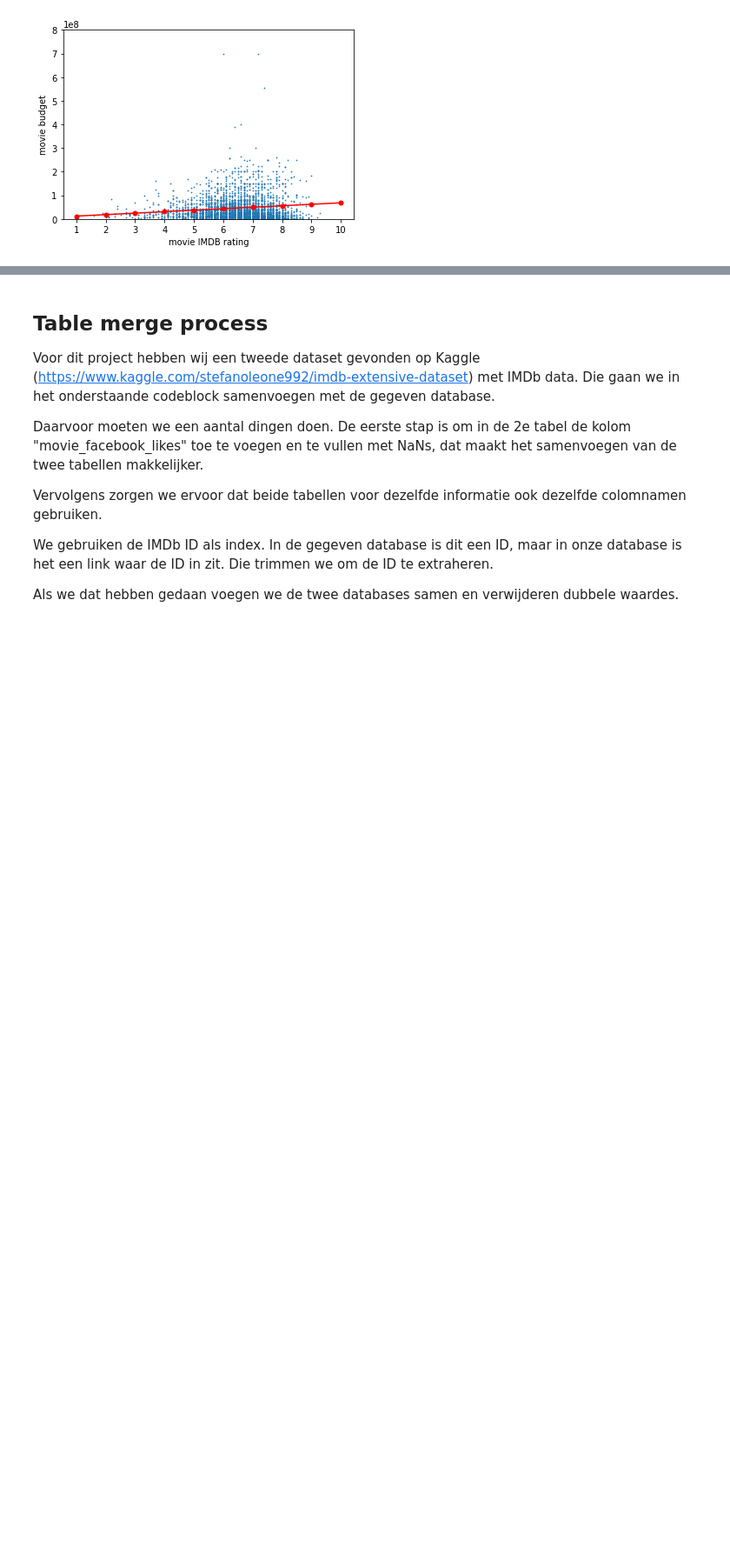
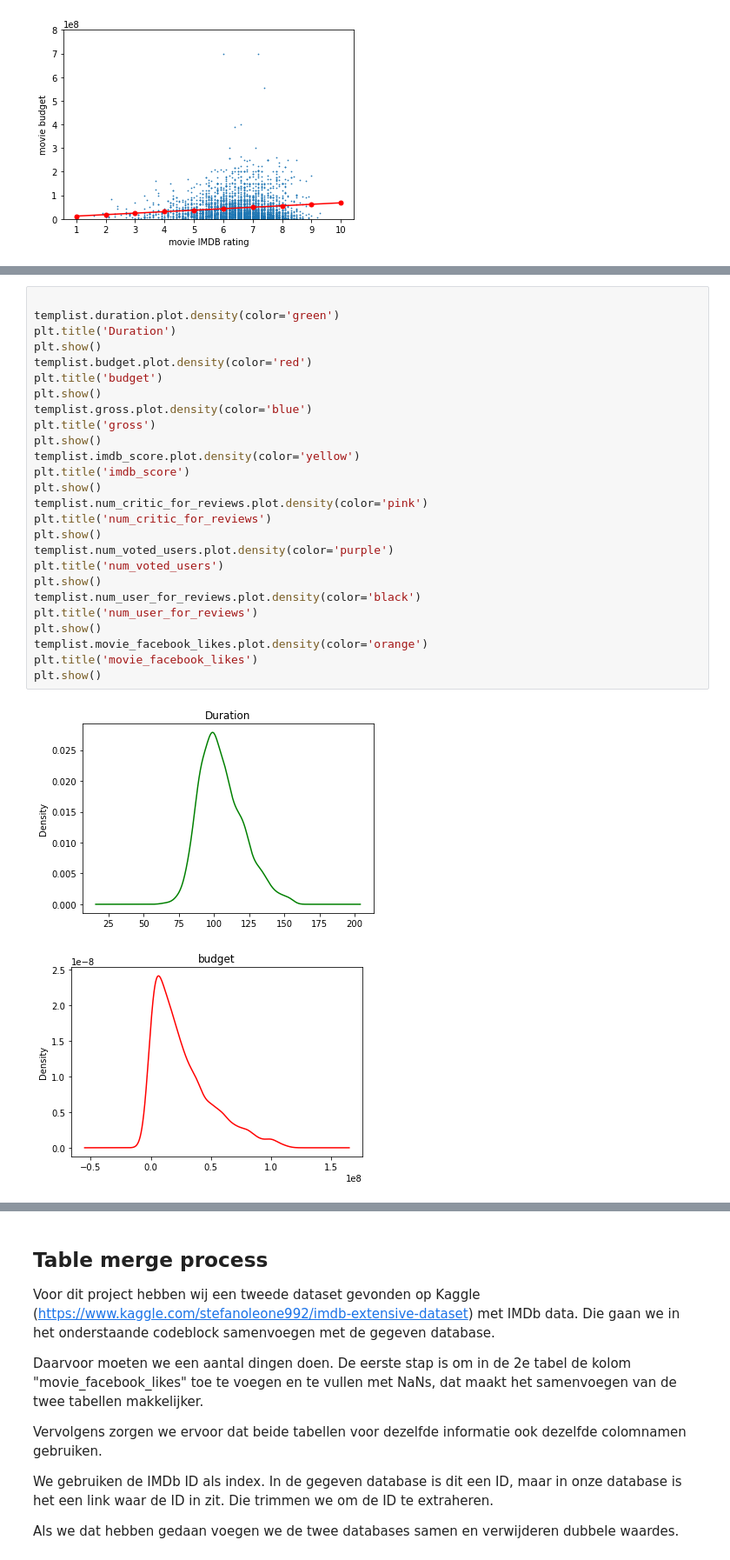
Before and after one commit to Verrem98/Film_dataset_analysis, a Jupyter notebook: main.ipynb, the cells around one changed output, grey strips where cells are left out. Shown at 87% size. Drawn from its saved outputs; the diff is of its cells as text; blank space fills up the shorter version.

Commit message:
Added distribution plots for all feature variables

```diff
--- a/main.ipynb
+++ b/main.ipynb
@@ -222,0 +204,29 @@ Name: gross, Length: 85918, dtype: object>
+# %%
+
+templist.duration.plot.density(color='green')
+plt.title('Duration')
+plt.show()
+templist.budget.plot.density(color='red')
+plt.title('budget')
+plt.show()
+templist.gross.plot.density(color='blue')
+plt.title('gross')
+plt.show()
+templist.imdb_score.plot.density(color='yellow')
+plt.title('imdb_score')
+plt.show()
+templist.num_critic_for_reviews.plot.density(color='pink')
+plt.title('num_critic_for_reviews')
+plt.show()
+templist.num_voted_users.plot.density(color='purple')
+plt.title('num_voted_users')
+plt.show()
+templist.num_user_for_reviews.plot.density(color='black')
+plt.title('num_user_for_reviews')
+plt.show()
+templist.movie_facebook_likes.plot.density(color='orange')
+plt.title('movie_facebook_likes')
+plt.show()
+# %% [output]
+[figure, added]
+[figure, added]
```
Also changed, not shown: parts of 6 cells of this notebook.
